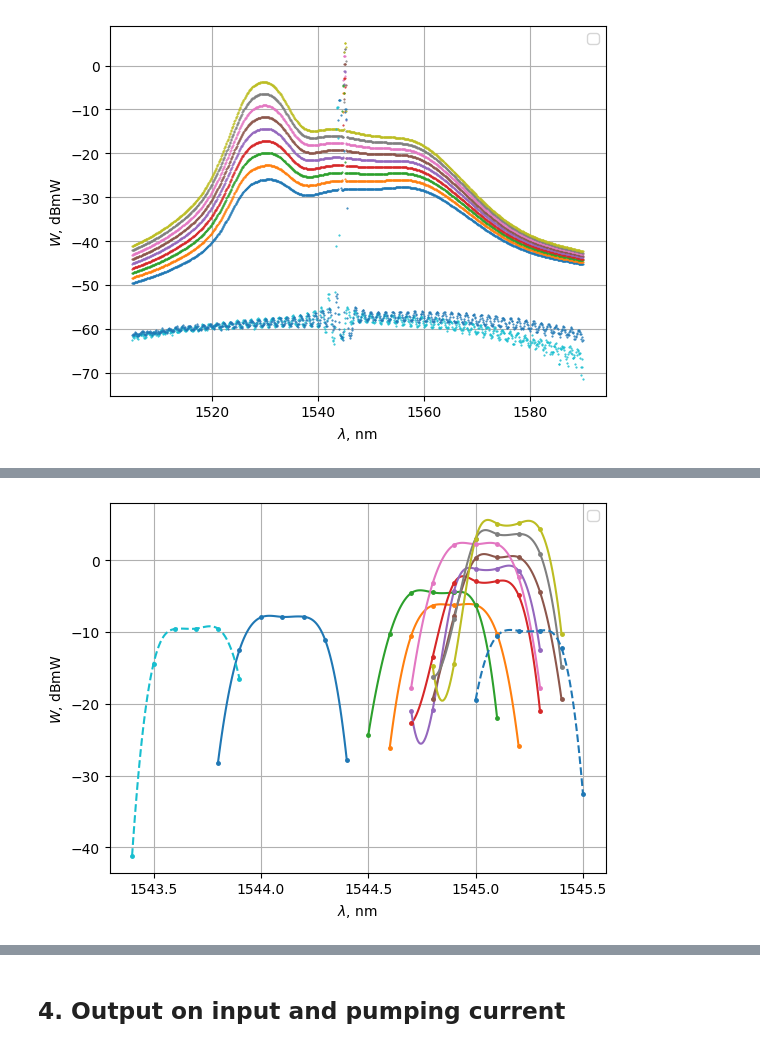
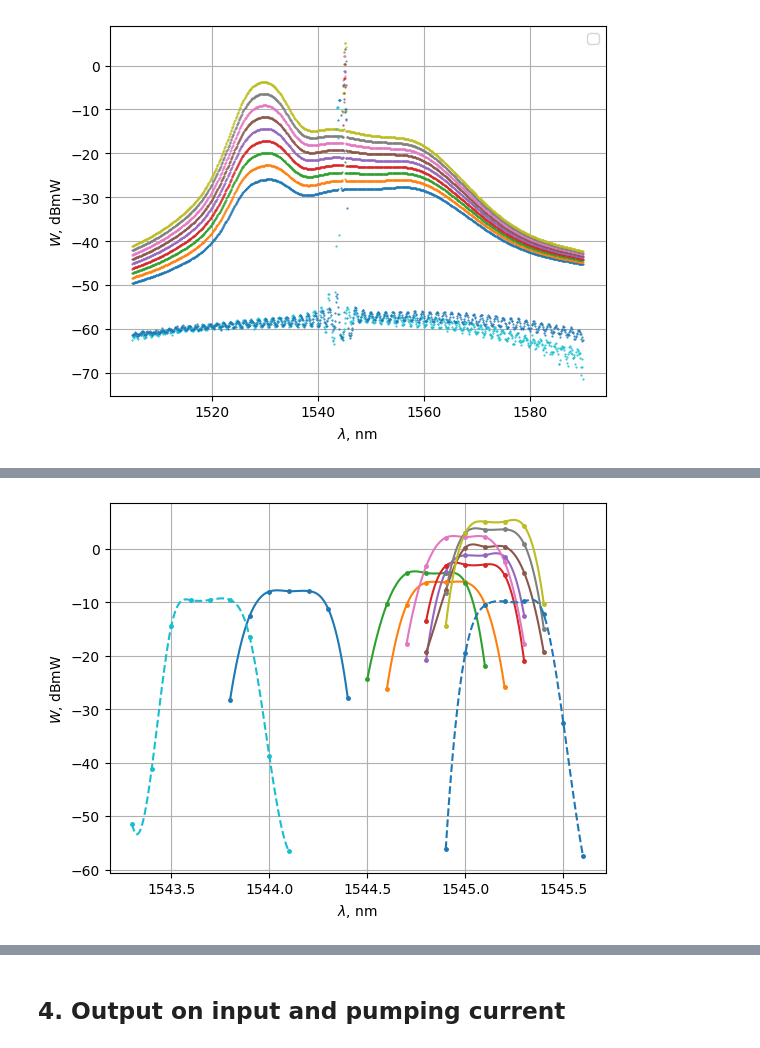
Before and after one commit to futherus/mipt_lab, a Jupyter notebook: optical_fiber.4/opto.ipynb, the cells around one changed output, grey strips where cells are left out. Cells and saved outputs as stored; diff of their text form; code cells hidden in the pictures.

```diff
--- a/optical_fiber.4/opto.ipynb
+++ b/optical_fiber.4/opto.ipynb
@@ -21,6 +21,7 @@ import miptlib as mipt
 class setup:
     input_power = 0.035 # mW
     input_db = -14.43 # dBmW
+    nm_in_del = 0.1 # nm/del
 
 def t_coeff(n):
     '''
@@ -141,65 +142,90 @@ plt.savefig("gen/induced.pdf")
 No artists with labels found to put in legend.  Note that artists whose label start with an underscore are ignored when legend() is called with no argument.
 [figure]
 # %%
-# def find_peak(x, y, slope):
-#     assert len(x) == len(y)
+def find_peak(y, slope):
 
-#     start = 0
-#     end = 0
+    start = 0
+    end = 0
 
-#     in_peak = False
-#     for indx in range(0, len(x)):
-#         k = (y[indx + 1] - y[indx]) / (x[indx + 1] - x[indx])
+    entered_peak = False
+    left_peak = False
+    for indx in range(0, len(x)):
+        k = (y[indx + 1] - y[indx]) / (x[indx + 1] - x[indx])
 
-#         if (k > slope and not in_peak)
-#             start = indx
-#             in_peak = True
-#         else if (k < -slope and in_peak)
-#             end = indx - 1
-#         if (not in_peak):
-#             if ((y[indx] - y[indx + 1]) / (x[indx] - x[indx + 1]) < slope):
-#                 start = indx
-#                 in_peak = True
-#         else if (in_peak):
-#             if ((y[indx] - y[indx - 1]) / (x[indx] - x[indx - 1]) < slope):
-#                 end = indx
-#                 return start, end
+        if (k > slope and not entered_peak): # entered peak, first point with high slope
+            start = indx
+            entered_peak = True
+        if (k < -slope and entered_peak): # leaving plateau
+            left_peak = True
+        if (k > -slope and left_peak):
+            end = indx
+            return start, end
 
-#     assert 0, 'Peak was not found'
+    assert 0, 'Peak was not found'
 
-from scipy.signal import find_peaks, peak_widths
+
+start_arr = []
+end_arr = []
+center_arr = []
+width_arr = []
+osnr_arr = []
 
 i = 0
 for series in induced:
     x = series[2].index.values
     y = series[2].values
 
-    peaks, _ = find_peaks(y, prominence=20)
-    print(peaks)
-    print(x[peaks])
-    width = peak_widths(y, peaks, rel_height=0.5)
-    print(width[0])# * (x[1] - x[0]))
-    m = peaks[0]
-    mipt.plot(x[m-4:m+3], y[m-4:m+3], func=CubicSpline, marker_size=5, color="C" + str(i))
-    # plt.axvline(x=x[m], color="C" + str(i), ls=':')
+    start, end = find_peak(y, 100)
+
+    center = int((start + end) / 2)
+    width = (end - start) * setup.nm_in_del
+
+    start_arr.append(start)
+    end_arr.append(end)
+    center_arr.append(center)
+    width_arr.append(width)
+    osnr_arr.append(y[center] - y[end + 1])
+
+    print('start/end, width: {}/{}, {:.2f} nm'.format(start, end, width))
+    # plt.axvline(x=x[start], color="C" + str(i), ls=':')
+    # plt.axvline(x=x[end], color="C" + str(i), ls=':')
+
+    mipt.plot(x[start:end+1], y[start:end+1], func=CubicSpline, marker_size=5, color="C" + str(i))
     i += 1
 
+print("\n")
 for series in input:
     x = series.index.values
     y = series.values
 
-    peaks, _ = find_peaks(y, prominence=20)
+    start, end = find_peak(y, 100)
+    print('start/end, width: {}/{}, {:.2f} nm'.format(start, end, (end - start) * setup.nm_in_del))
+    # plt.axvline(x=x[start], color="C" + str(i), ls=':')
+    # plt.axvline(x=x[end], color="C" + str(i), ls=':')
 
-    m = peaks[0]
-    mipt.plot(x[m-3:m+3], y[m-3:m+3], func=CubicSpline, marker_size=5, color="C" + str(i), linestyle='dashed')
-    # plt.axvline(x=x[m], color="C" + str(i), ls=':')
-    i+=1
+    mipt.plot(x[start:end+1], y[start:end+1], func=CubicSpline, marker_size=5, color="C" + str(i), linestyle='dashed')
+    i += 1
 
 plt.grid()
-plt.legend()
+# plt.legend()
 
 plt.ylabel(r"$W$, dBmW")
 plt.xlabel(r"$\lambda$, nm")
 
 plt.savefig("gen/induced_enlarged.pdf")
+
+osnr = np.mean(osnr_arr)
+osnr_err = (np.mean(((osnr_arr - osnr)**2)))**0.5
+print("osnr = ({} +- {})".format(osnr, osnr_err))
+
+
+width = np.mean(width_arr)
+width_err = (np.mean(((width_arr - width)**2)))**0.5
+
+quant_noise = -10 * np.log(9e16 * 6.63e-34 / (1545e-9)**3 * width * 1e-9 * 1000) / np.log(10)
+quant_noise_err = -10 / width * width_err / np.log(10)
+
+NF = quant_noise + setup.input_db - osnr
+NF_err = NF * ((quant_noise_err/quant_noise)**2 + (osnr_err/osnr)**2)**0.5
+print("NF = ({} +- {})".format(NF, NF_err))
 # %% [output]
@@ -224,3 +247,3 @@ No artists with labels found to put in legend.  Note that artists whose label st
-[figure, old version]
+[figure, new version]
 # %%
 from scipy.interpolate import CubicSpline
```
Also changed, not shown: parts of 10 cells of this notebook, 1 other file.
